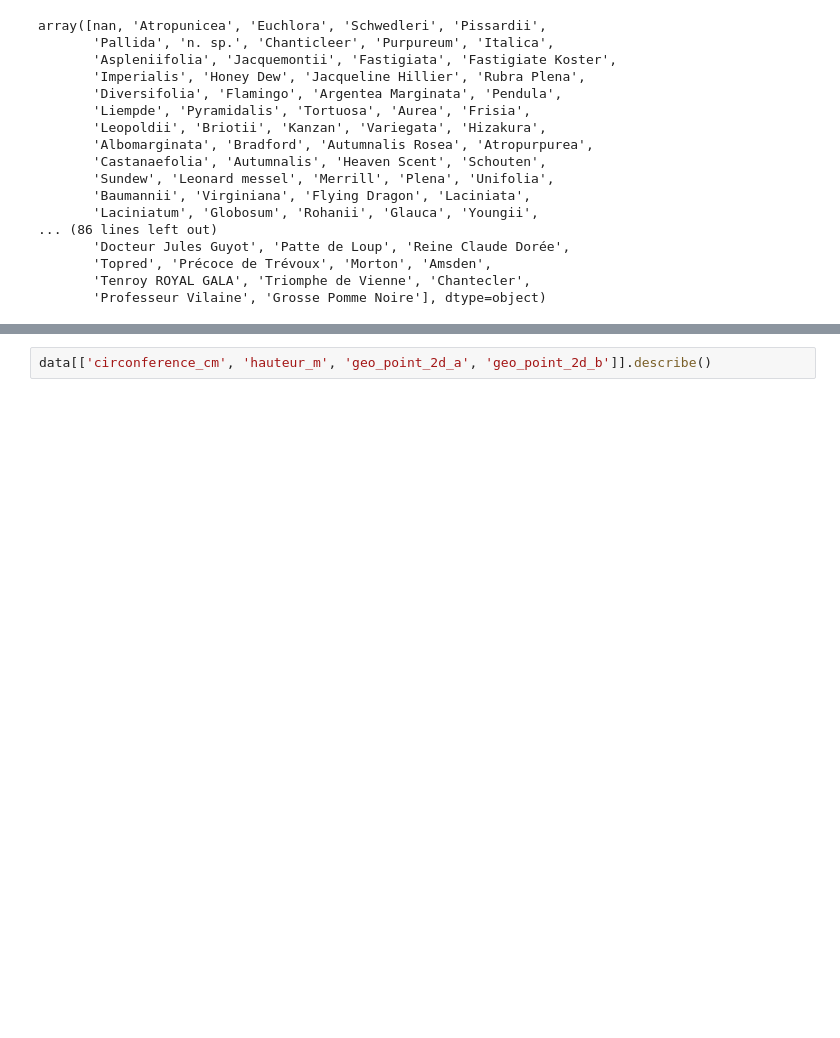
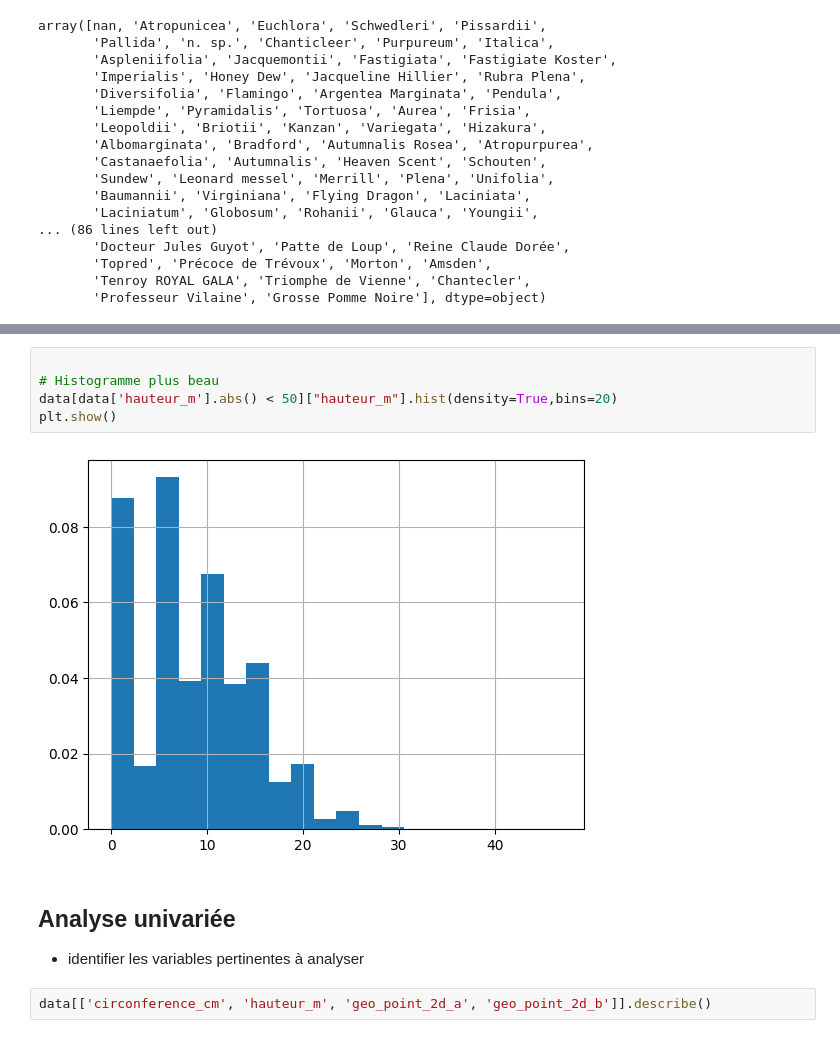
Before and after one commit to DavidScanu/oc-ai-engineer-p02-participez-a-un-concours-sur-la-smart-city, a Jupyter notebook: notebook.ipynb, the cells around one changed output, grey strips where cells are left out. Saved outputs shown, nothing was run; the diff lists cells and outputs as text; blank space fills up the shorter version.

```diff
--- a/notebook.ipynb
+++ b/notebook.ipynb
@@ -312,3 +500,14 @@ Source  : https://www.unjourdeplusaparis.com/paris-vert/arbres-remarquables-pari
+# %%
+
+# Histogramme plus beau
+data[data['hauteur_m'].abs() < 50]["hauteur_m"].hist(density=True,bins=20)
+plt.show()
+# %% [output]
+[figure, added]
+# %% [markdown]
+## Analyse univariée
+
+- identifier les variables pertinentes à analyser
 # %%
 data[['circonference_cm', 'hauteur_m', 'geo_point_2d_a', 'geo_point_2d_b']].describe()
 # %% [output]
```
Also changed, not shown: parts of 61 cells of this notebook.
